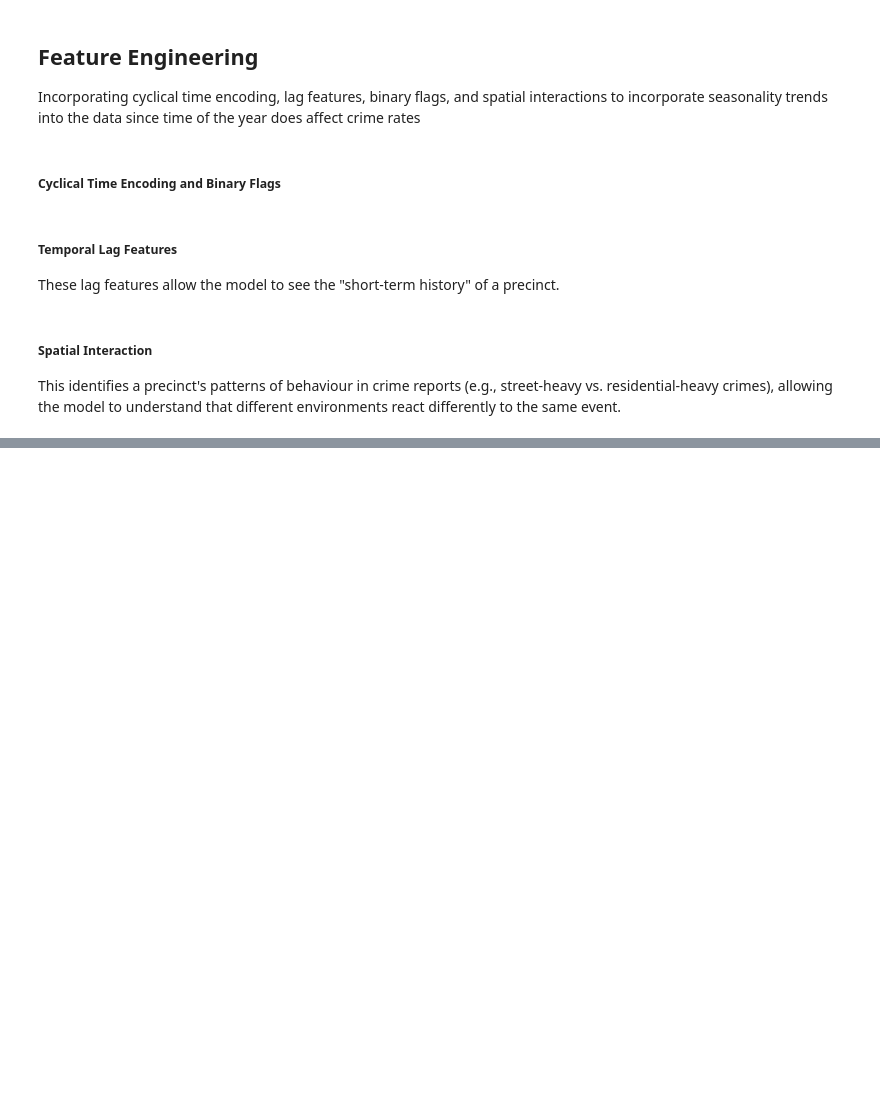
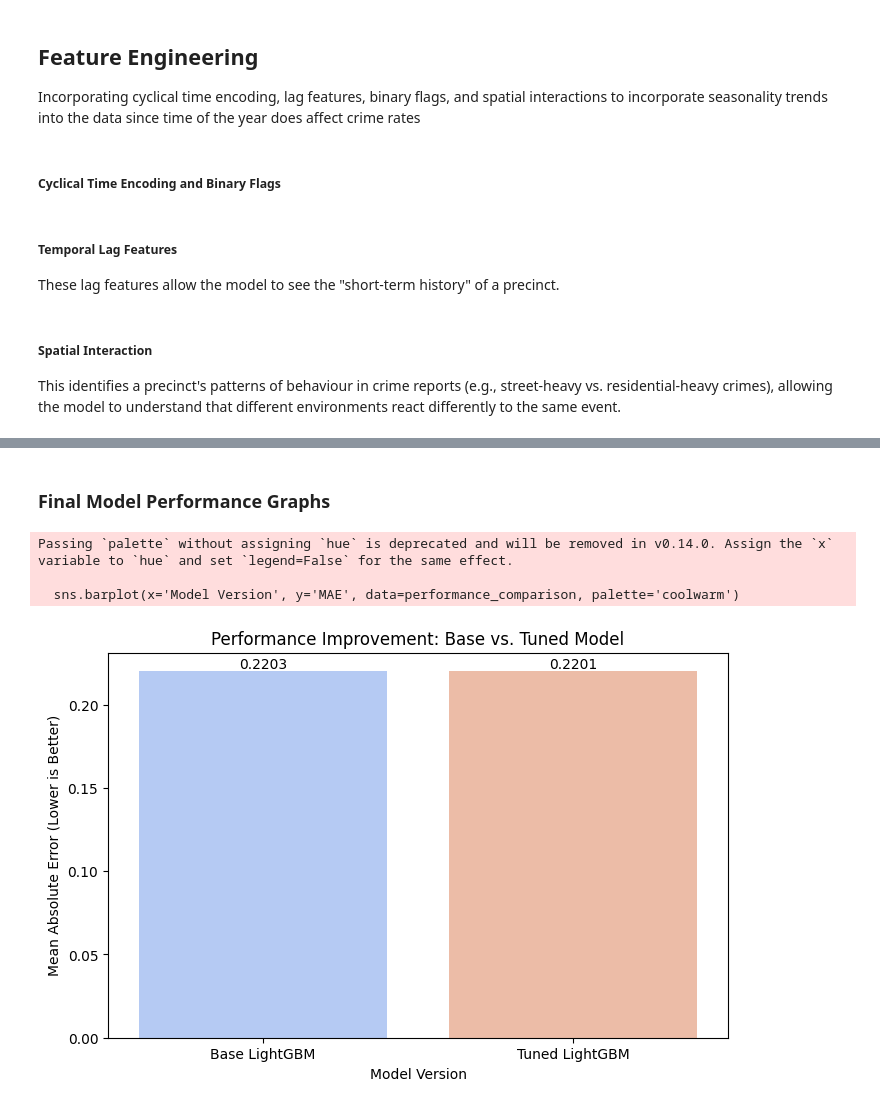
Before and after one commit to Nicole7443/mse-433-individual-project, a Jupyter notebook: ML.ipynb, the cells around one changed output, grey strips where cells are left out. Cells and saved outputs as stored; diff of their text form; code cells hidden in the pictures; blank space fills up the shorter version.

```diff
--- a/ML.ipynb
+++ b/ML.ipynb
@@ -142,0 +547,27 @@ ml_data = ml_data.merge(
+# %% [markdown]
+### Final Model Performance Graphs
+# %%
+import pandas as pd
+import seaborn as sns
+import matplotlib.pyplot as plt
+
+#comparison data
+performance_comparison = pd.DataFrame({
+    'Model Version': ['Base LightGBM', 'Tuned LightGBM'],
+    'MAE': [lgbm_mae, mean_absolute_error(y_test, best_lgbm.predict(X_test))]
+})
+
+plt.figure(figsize=(8, 5))
+sns.barplot(x='Model Version', y='MAE', data=performance_comparison, palette='coolwarm')
+plt.title('Performance Improvement: Base vs. Tuned Model')
+plt.ylabel('Mean Absolute Error (Lower is Better)')
+
+for index, row in performance_comparison.iterrows():
+    plt.text(index, row.MAE, f'{row.MAE:.4f}', color='black', ha="center", va="bottom")
+
+plt.show()
+# %% [output]
+Passing `palette` without assigning `hue` is deprecated and will be removed in v0.14.0. Assign the `x` variable to `hue` and set `legend=False` for the same effect.
+
+  sns.barplot(x='Model Version', y='MAE', data=performance_comparison, palette='coolwarm')
+[figure, added]
```
Also changed, not shown: parts of 28 cells of this notebook, 2 other files.
